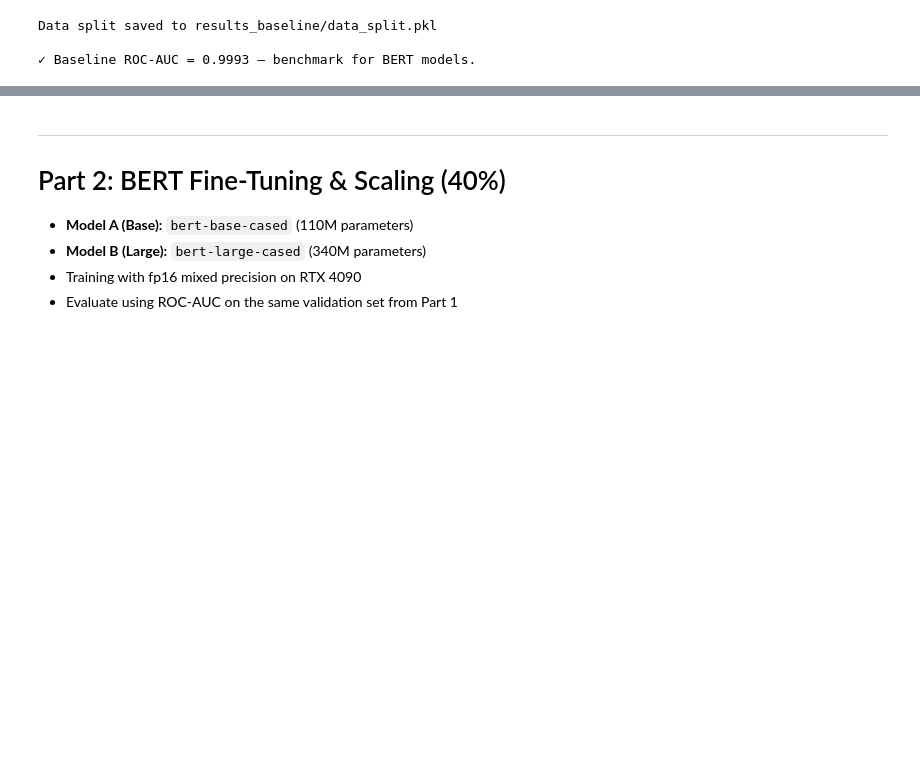
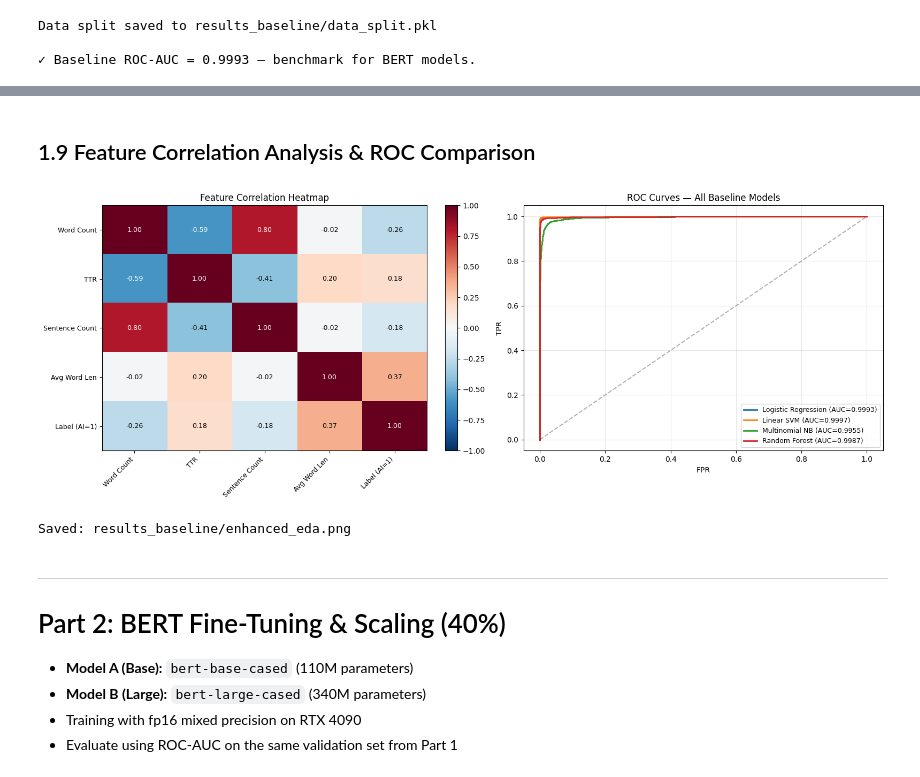
Before and after one commit to fader2077/Recurrent-Neural-Network-and-Transformer-HW, a Jupyter notebook: hw2/HW2.ipynb, the cells around one changed output, grey strips where cells are left out. Cells and saved outputs as stored; diff of their text form; code cells hidden in the pictures; blank space fills up the shorter version.

```diff
--- a/hw2/HW2.ipynb
+++ b/hw2/HW2.ipynb
@@ -253,3 +367,40 @@ Data split saved to results_baseline/data_split.pkl
+# %% [markdown]
+## 1.9 Feature Correlation Analysis & ROC Comparison
+# %%
+fig, axes = plt.subplots(1, 2, figsize=(16, 6))
+
+# (a) Feature Correlation Heatmap
+feat_df = df[['word_count', 'ttr', 'sentence_count', 'avg_word_len', 'label']].copy()
+feat_df.columns = ['Word Count', 'TTR', 'Sentence Count', 'Avg Word Len', 'Label (AI=1)']
+corr = feat_df.corr()
+im = axes[0].imshow(corr, cmap='RdBu_r', vmin=-1, vmax=1, aspect='auto')
+axes[0].set_xticks(range(len(corr.columns)))
+axes[0].set_yticks(range(len(corr.columns)))
+axes[0].set_xticklabels(corr.columns, rotation=45, ha='right', fontsize=9)
+axes[0].set_yticklabels(corr.columns, fontsize=9)
+for i in range(len(corr)):
+    for j in range(len(corr)):
+        axes[0].text(j, i, f'{corr.iloc[i, j]:.2f}', ha='center', va='center', fontsize=9,
+                    color='white' if abs(corr.iloc[i, j]) > 0.5 else 'black')
+axes[0].set_title('Feature Correlation Heatmap', fontsize=12)
+plt.colorbar(im, ax=axes[0], fraction=0.046)
+
+# (b) ROC curves for all baselines
+for name, res in baseline_results.items():
+    fpr_m, tpr_m, _ = roc_curve(y_val, res['proba'])
+    axes[1].plot(fpr_m, tpr_m, label=f"{name} (AUC={res['auc']:.4f})", lw=2)
+axes[1].plot([0, 1], [0, 1], 'k--', alpha=0.3)
+axes[1].set_xlabel('FPR'); axes[1].set_ylabel('TPR')
+axes[1].set_title('ROC Curves — All Baseline Models', fontsize=12)
+axes[1].legend(loc='lower right', fontsize=9); axes[1].grid(alpha=0.3)
+
+plt.tight_layout()
+plt.savefig(os.path.join(OUTPUT_DIR_BASELINE, "enhanced_eda.png"), dpi=150, bbox_inches='tight')
+plt.show()
+print(f"Saved: {OUTPUT_DIR_BASELINE}/enhanced_eda.png")
+# %% [output]
+[figure, added]
+Saved: results_baseline/enhanced_eda.png
 # %% [markdown]
 ---
 # Part 2: BERT Fine-Tuning & Scaling (40%)
```
Also changed, not shown: parts of 19 cells of this notebook, 7 other files.
